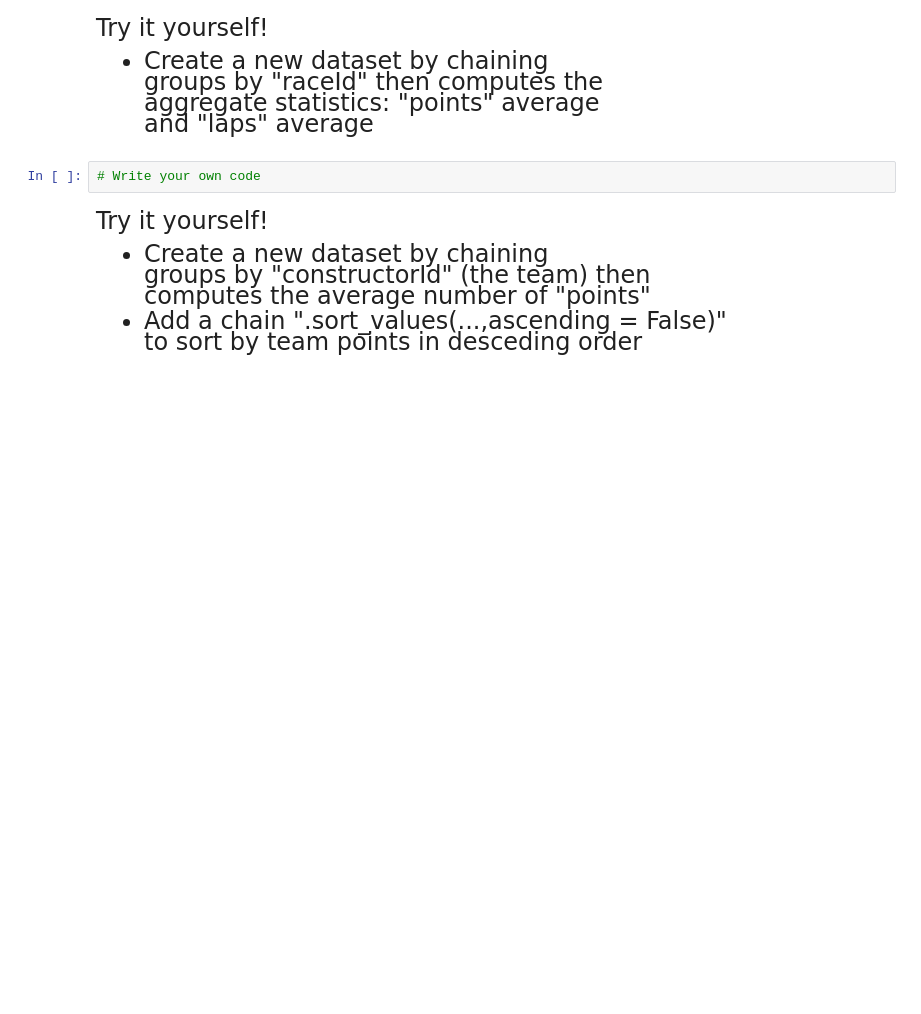
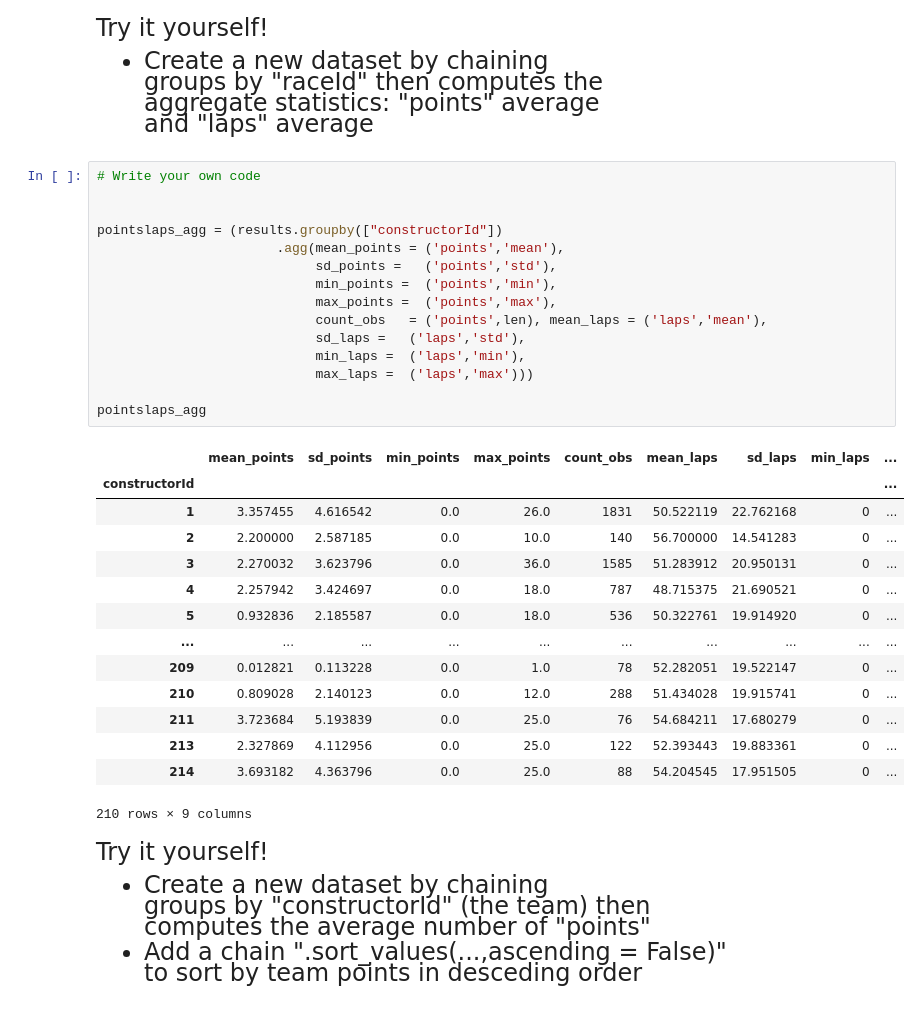
Before and after one commit to zwangemory/qtm530fall2024, a Jupyter notebook: Lecture 03/lecture_3b - Recoding data.ipynb, the cells around one changed output. Saved outputs shown, nothing was run; the diff lists cells and outputs as text; blank space fills up the shorter version.

```diff
--- a/Lecture 03/lecture_3b - Recoding data.ipynb
+++ b/Lecture 03/lecture_3b - Recoding data.ipynb
@@ -298,8 +306,36 @@ Try it yourself!
 - Create a new dataset by chaining  <br>
 groups by "raceId" then computes the <br>
 aggregate statistics: "points" average <br> and "laps" average
-# %%
-# Write your own code
+# %%
+# Write your own code
+
+
+pointslaps_agg = (results.groupby(["constructorId"])
+                       .agg(mean_points = ('points','mean'),
+                            sd_points =   ('points','std'),
+                            min_points =  ('points','min'),
+                            max_points =  ('points','max'),
+                            count_obs   = ('points',len), mean_laps = ('laps','mean'),
+                            sd_laps =   ('laps','std'),
+                            min_laps =  ('laps','min'),
+                            max_laps =  ('laps','max')))
+
+pointslaps_agg
+# %% [output]
+|  | mean_points | sd_points | min_points | max_points | count_obs | mean_laps | sd_laps | min_laps | ... |
+| constructorId |  |  |  |  |  |  |  |  | ... |
+| 1 | 3.357455 | 4.616542 | 0.0 | 26.0 | 1831 | 50.522119 | 22.762168 | 0 | ... |
+| 2 | 2.200000 | 2.587185 | 0.0 | 10.0 | 140 | 56.700000 | 14.541283 | 0 | ... |
+| 3 | 2.270032 | 3.623796 | 0.0 | 36.0 | 1585 | 51.283912 | 20.950131 | 0 | ... |
+| 4 | 2.257942 | 3.424697 | 0.0 | 18.0 | 787 | 48.715375 | 21.690521 | 0 | ... |
+| 5 | 0.932836 | 2.185587 | 0.0 | 18.0 | 536 | 50.322761 | 19.914920 | 0 | ... |
+| ... | ... | ... | ... | ... | ... | ... | ... | ... | ... |
+| 209 | 0.012821 | 0.113228 | 0.0 | 1.0 | 78 | 52.282051 | 19.522147 | 0 | ... |
+| 210 | 0.809028 | 2.140123 | 0.0 | 12.0 | 288 | 51.434028 | 19.915741 | 0 | ... |
+| 211 | 3.723684 | 5.193839 | 0.0 | 25.0 | 76 | 54.684211 | 17.680279 | 0 | ... |
+| 213 | 2.327869 | 4.112956 | 0.0 | 25.0 | 122 | 52.393443 | 19.883361 | 0 | ... |
+| 214 | 3.693182 | 4.363796 | 0.0 | 25.0 | 88 | 54.204545 | 17.951505 | 0 | ... |
+210 rows × 9 columns
 # %% [markdown]
 <font size = "5">
 
```
Also changed, not shown: parts of 5 cells of this notebook, 4 other files.
